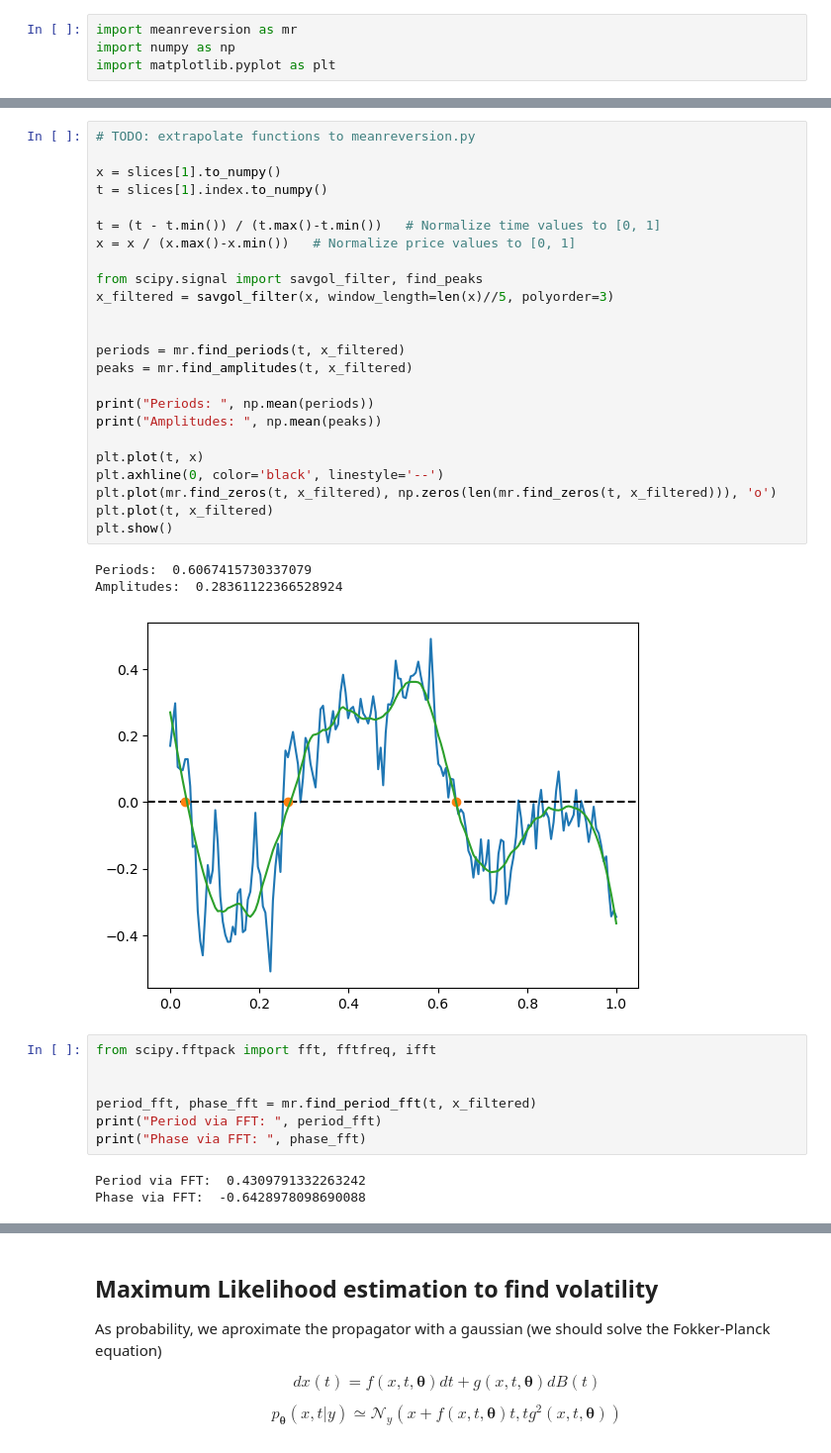
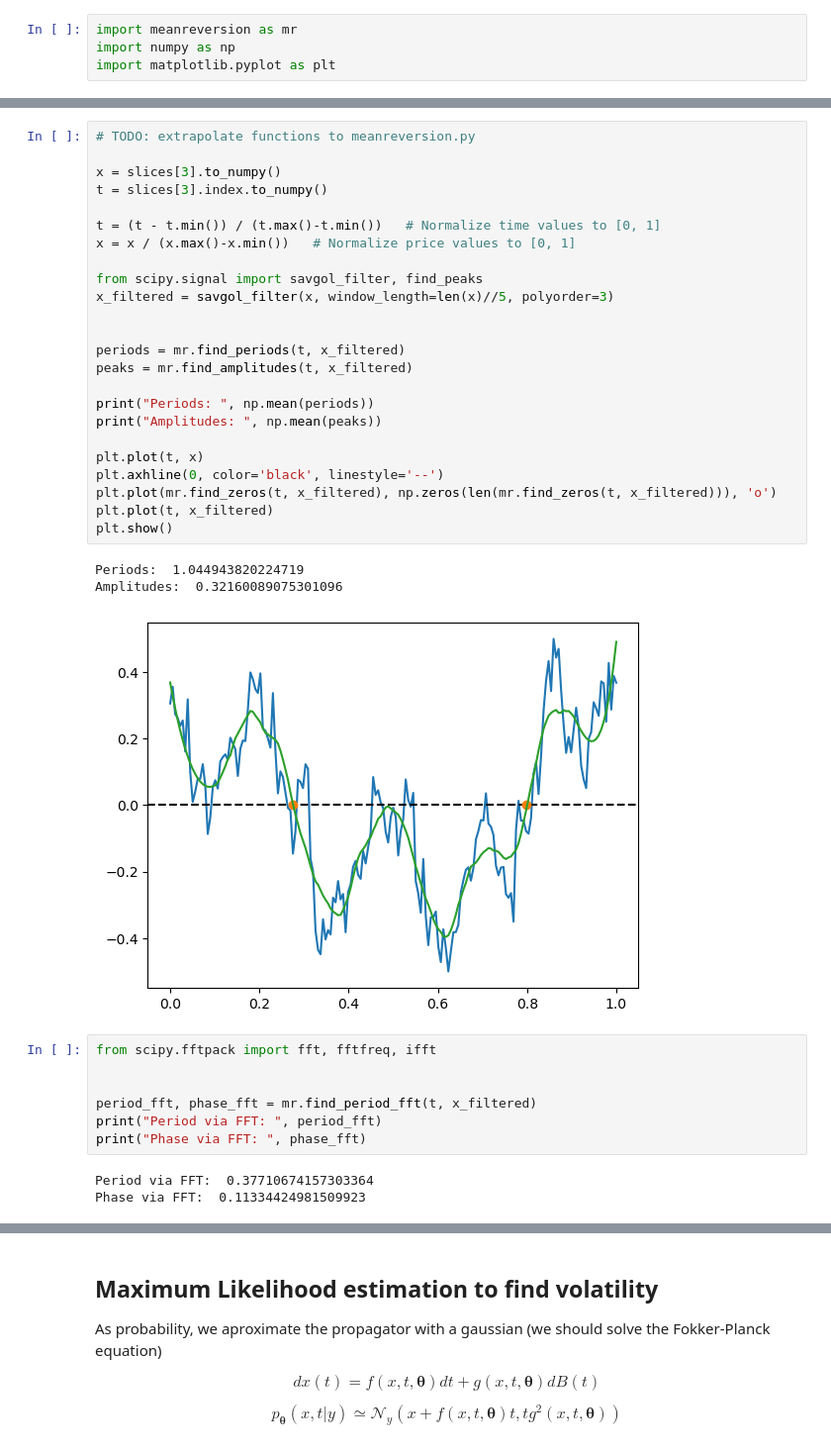
Before and after one commit to lorenzorizzi17/MeanReversionMetric, a Jupyter notebook: param_estimation.ipynb, the cells around one changed output, grey strips where cells are left out. Shown at 99% size. Cells and saved outputs as stored; diff of their text form.

```diff
--- a/param_estimation.ipynb
+++ b/param_estimation.ipynb
@@ -22,31 +20,31 @@ plt.show()
 # %%
 # TODO: extrapolate functions to meanreversion.py
 
-x = slices[1].to_numpy()
-t = slices[1].index.to_numpy()
+x = slices[3].to_numpy()
+t = slices[3].index.to_numpy()
 
 t = (t - t.min()) / (t.max()-t.min())   # Normalize time values to [0, 1]
 x = x / (x.max()-x.min())   # Normalize price values to [0, 1]
 
 from scipy.signal import savgol_filter, find_peaks
 x_filtered = savgol_filter(x, window_length=len(x)//5, polyorder=3)
 
 
 periods = mr.find_periods(t, x_filtered)
 peaks = mr.find_amplitudes(t, x_filtered)
 
 print("Periods: ", np.mean(periods))
 print("Amplitudes: ", np.mean(peaks))
 
 plt.plot(t, x)
 plt.axhline(0, color='black', linestyle='--')
 plt.plot(mr.find_zeros(t, x_filtered), np.zeros(len(mr.find_zeros(t, x_filtered))), 'o')
 plt.plot(t, x_filtered)
 plt.show()
 # %% [output]
-Periods:  0.6067415730337079
-Amplitudes:  0.28361122366528924
+Periods:  1.044943820224719
+Amplitudes:  0.32160089075301096
-[figure, old version]
+[figure, new version]
 # %%
 from scipy.fftpack import fft, fftfreq, ifft
 
@@ -55,8 +53,8 @@ period_fft, phase_fft = mr.find_period_fft(t, x_filtered)
 print("Period via FFT: ", period_fft)
 print("Phase via FFT: ", phase_fft)
 # %% [output]
-Period via FFT:  0.4309791332263242
-Phase via FFT:  -0.6428978098690088
+Period via FFT:  0.37710674157303364
+Phase via FFT:  0.11334424981509923
 # %%
 plt.plot(t, x)
 plt.plot(t, x_filtered)
```
Also changed, not shown: parts of 11 cells of this notebook, 1 other file.
